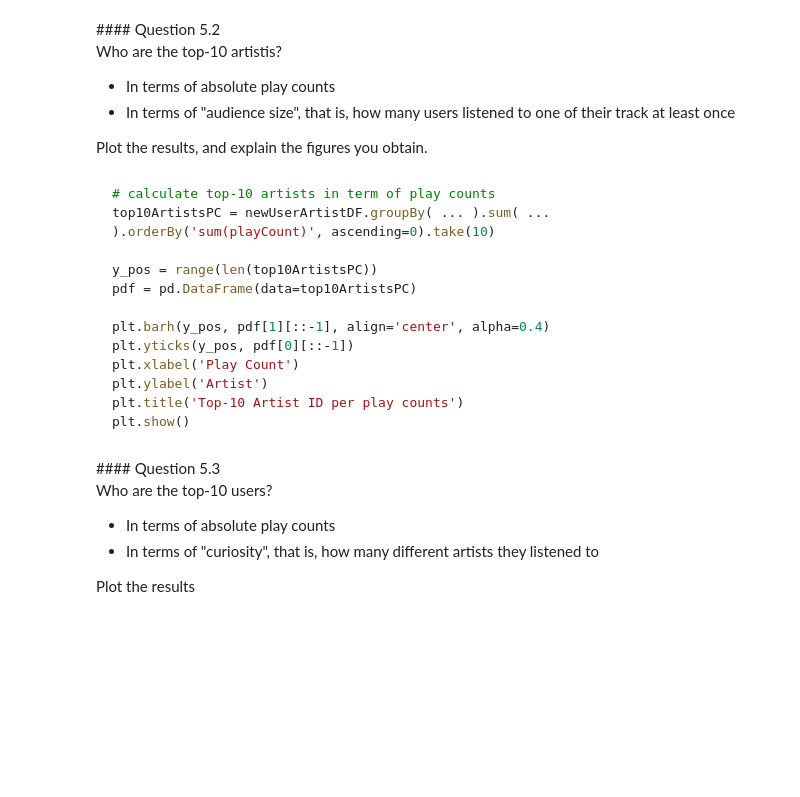
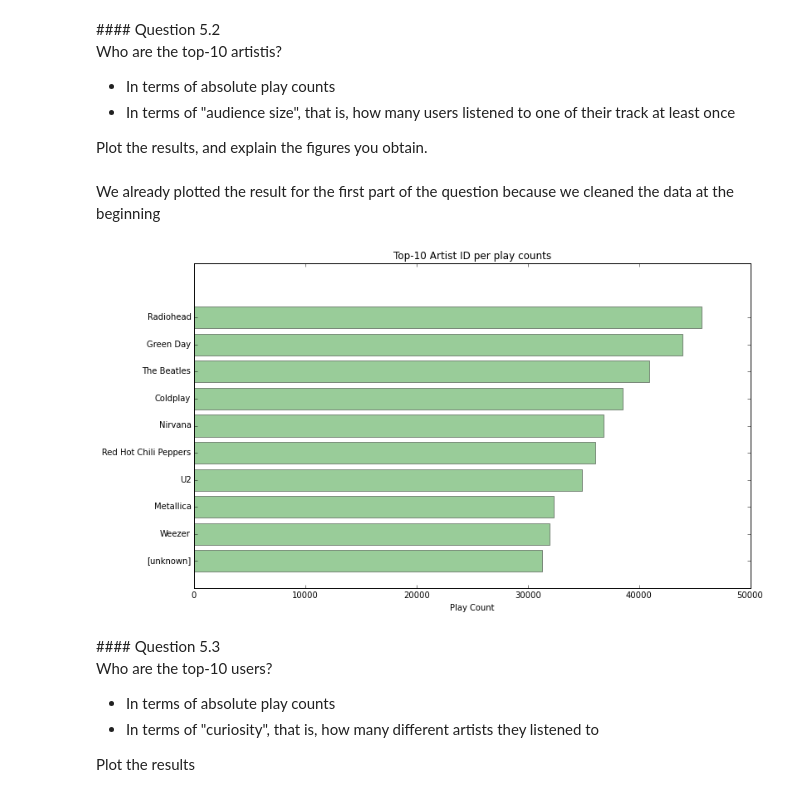
Before and after one commit to MatteoRomiti/Algorithmic-Machine-Learning, a Jupyter notebook: Notebooks/[Lecture 3+4] Recommender algorithm - Music recommendations.ipynb, the cells around one changed output. Saved outputs shown, nothing was run; the diff lists cells and outputs as text; code cells hidden in the pictures; blank space fills up the shorter version.

````diff
--- a/Notebooks/[Lecture 3+4] Recommender algorithm - Music recommendations.ipynb
+++ b/Notebooks/[Lecture 3+4] Recommender algorithm - Music recommendations.ipynb
@@ -654,3 +646,5 @@ artistAlias = artistAliasDF.map(lambda row: ( ... , ...)). ...
+# %%
+artistAliasDict = artistAliasDF.rdd.map(lambda row: ( row[0] , row[1])).collectAsMap()
 # %% [markdown]
 <div class='anchor' ></div>
 #### Question 4.2
@@ -743,21 +837,28 @@ Who are the top-10 artistis?
   * In terms of "audience size", that is, how many users listened to one of their track at least once
 
 Plot the results, and explain the figures you obtain.
-# %% [markdown]
-```python
-# calculate top-10 artists in term of play counts
-top10ArtistsPC = newUserArtistDF.groupBy( ... ).sum( ... ).orderBy('sum(playCount)', ascending=0).take(10)
-
-y_pos = range(len(top10ArtistsPC))
-pdf = pd.DataFrame(data=top10ArtistsPC)
-
-plt.barh(y_pos, pdf[1][::-1], align='center', alpha=0.4)
-plt.yticks(y_pos, pdf[0][::-1])
-plt.xlabel('Play Count')
-plt.ylabel('Artist')
-plt.title('Top-10 Artist ID per play counts')
-plt.show()
-```
+# %% [markdown]
+We already plotted the result for the first part of the question because we cleaned the data at the beginning
+# %%
+popularArtistsDF = newUserArtistDF.select('userID', 'artistID').groupBy('artistID').count()\
+               .join(artistDataDF, newUserArtistDF.artistID==artistDataDF.artistID, how='left_outer')\
+               .orderBy('count', ascending = 0).drop('artistID').cache()
+# %%
+sortedPD = pd.DataFrame(data=popularArtistsDF.limit(10).collect())
+artists = sortedPD[1].values
+counts = sortedPD[0].values
+
+y_pos = np.arange(len(artists))
+plt.figure(figsize=(12,7))
+
+plt.barh(y_pos, counts, align='center', alpha=0.4, color='green')
+plt.yticks(y_pos, artists)
+plt.gca().invert_yaxis()
+plt.xlabel('Play Count')
+plt.title('Top-10 Artist ID per play counts')
+plt.show()
+# %% [output]
+[figure, added]
 # %% [markdown]
 <div class='anchor' ></div>
 #### Question 5.3
````
Also changed, not shown: parts of 69 cells of this notebook, 1 other file.
